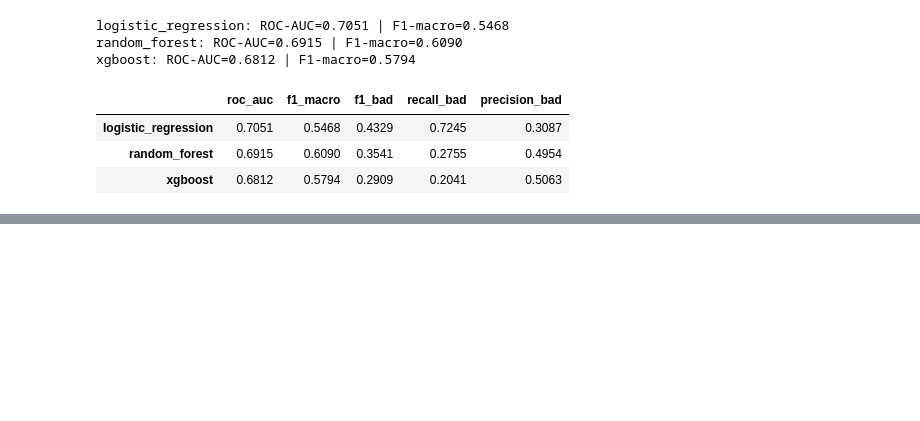
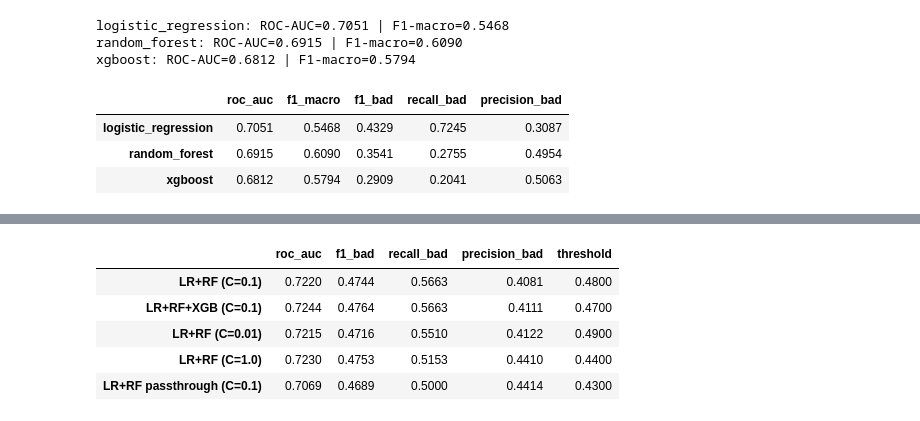
Before and after one commit to kozah04/loan-default-risk, a Jupyter notebook: notebooks/modelling_and_evaluation.ipynb, the cells around one changed output, grey strips where cells are left out. Saved outputs shown, nothing was run; the diff lists cells and outputs as text; code cells hidden in the pictures; blank space fills up the shorter version.

```diff
--- a/notebooks/modelling_and_evaluation.ipynb
+++ b/notebooks/modelling_and_evaluation.ipynb
@@ -340,13 +229,0 @@ Based on the SMOTE ablation and the research finding that stacking consistently
-# %%
-stack = build_stacking_ensemble(X_train, y_train, tuned_models)
-
-stack_proba = predict_proba(stack, X_val)
-stack_optimal_threshold = find_optimal_threshold(y_val, stack_proba)
-
-metrics_stack_default = evaluate_model(y_val, stack_proba, threshold=0.5)
-metrics_stack_optimal = evaluate_model(y_val, stack_proba, threshold=stack_optimal_threshold)
-
-print("Stacking ensemble at threshold=0.5:")
-print(f"  ROC-AUC:    {metrics_stack_default['roc_auc']:.4f}")
-print(f"  F1 Bad:     {metrics_stack_default['f1_bad']:.4f}")
-print(f"  Recall Bad: {metrics_stack_default['recall_bad']:.4f}")
@@ -383,0 +232,62 @@ This outcome, while initially surprising, is consistent with what the research l
+# %%
+# Pre-impute before stacking to prevent NaN errors in meta-learner
+imputer = SimpleImputer(strategy="median")
+X_train_imp = pd.DataFrame(imputer.fit_transform(X_train), columns=X_train.columns)
+X_val_imp   = pd.DataFrame(imputer.transform(X_val),   columns=X_val.columns)
+
+lr_base  = tuned_models["logistic_regression"]
+rf_base  = tuned_models["random_forest"]
+xgb_base = tuned_models["xgboost"]
+
+print("Calibrating RF...")
+rf_cal = calibrate_model(rf_base, X_train_imp, y_train, method="sigmoid")
+
+stack_configs = {
+    "LR+RF (C=0.1)": StackingClassifier(
+        estimators=[("lr", lr_base), ("rf", rf_cal)],
+        final_estimator=LogisticRegression(C=0.1, class_weight="balanced", max_iter=1000, random_state=42),
+        cv=5, n_jobs=-1
+    ),
+    "LR+RF+XGB (C=0.1)": StackingClassifier(
+        estimators=[("lr", lr_base), ("rf", rf_cal), ("xgb", xgb_base)],
+        final_estimator=LogisticRegression(C=0.1, class_weight="balanced", max_iter=1000, random_state=42),
+        cv=5, n_jobs=-1
+    ),
+    "LR+RF (C=0.01)": StackingClassifier(
+        estimators=[("lr", lr_base), ("rf", rf_cal)],
+        final_estimator=LogisticRegression(C=0.01, class_weight="balanced", max_iter=1000, random_state=42),
+        cv=5, n_jobs=-1
+    ),
+    "LR+RF (C=1.0)": StackingClassifier(
+        estimators=[("lr", lr_base), ("rf", rf_cal)],
+        final_estimator=LogisticRegression(C=1.0, class_weight="balanced", max_iter=1000, random_state=42),
+        cv=5, n_jobs=-1
+    ),
+    "LR+RF passthrough (C=0.1)": StackingClassifier(
+        estimators=[("lr", lr_base), ("rf", rf_cal)],
+        final_estimator=LogisticRegression(C=0.1, class_weight="balanced", max_iter=1000, random_state=42),
+        cv=5, passthrough=True, n_jobs=-1
+    ),
+}
+
+stack_results = {}
+for config_name, stack in stack_configs.items():
+    print(f"  Fitting: {config_name}")
+    stack.fit(X_train_imp, y_train)
+    proba = predict_proba(stack, X_val_imp)
+    opt_thresh = find_optimal_threshold(y_val, proba)
+    metrics = evaluate_model(y_val, proba, threshold=opt_thresh)
+    stack_results[config_name] = {
+        "roc_auc": metrics["roc_auc"],
+        "f1_bad":  metrics["f1_bad"],
+        "recall_bad": metrics["recall_bad"],
+        "precision_bad": metrics["precision_bad"],
+        "threshold": opt_thresh,
+        "model": stack
+    }
+    print(f"    ROC-AUC={metrics['roc_auc']:.4f} | F1 Bad={metrics['f1_bad']:.4f} | Recall Bad={metrics['recall_bad']:.4f}")
+
+stack_summary = pd.DataFrame({k: {m: v for m, v in v.items() if m != "model"}
+                               for k, v in stack_results.items()}).T
+stack_summary[["roc_auc", "f1_bad", "recall_bad", "precision_bad", "threshold"]]
+# %% [output]
@@ -383,0 +310,6 @@ This outcome, while initially surprising, is consistent with what the research l
+|  | roc_auc | f1_bad | recall_bad | precision_bad | threshold |
+| LR+RF (C=0.1) | 0.7220 | 0.4744 | 0.5663 | 0.4081 | 0.4800 |
+| LR+RF+XGB (C=0.1) | 0.7244 | 0.4764 | 0.5663 | 0.4111 | 0.4700 |
+| LR+RF (C=0.01) | 0.7215 | 0.4716 | 0.5510 | 0.4122 | 0.4900 |
+| LR+RF (C=1.0) | 0.7230 | 0.4753 | 0.5153 | 0.4410 | 0.4400 |
+| LR+RF passthrough (C=0.1) | 0.7069 | 0.4689 | 0.5000 | 0.4414 | 0.4300 |
```
Also changed, not shown: parts of 51 cells of this notebook, 6 other files.
